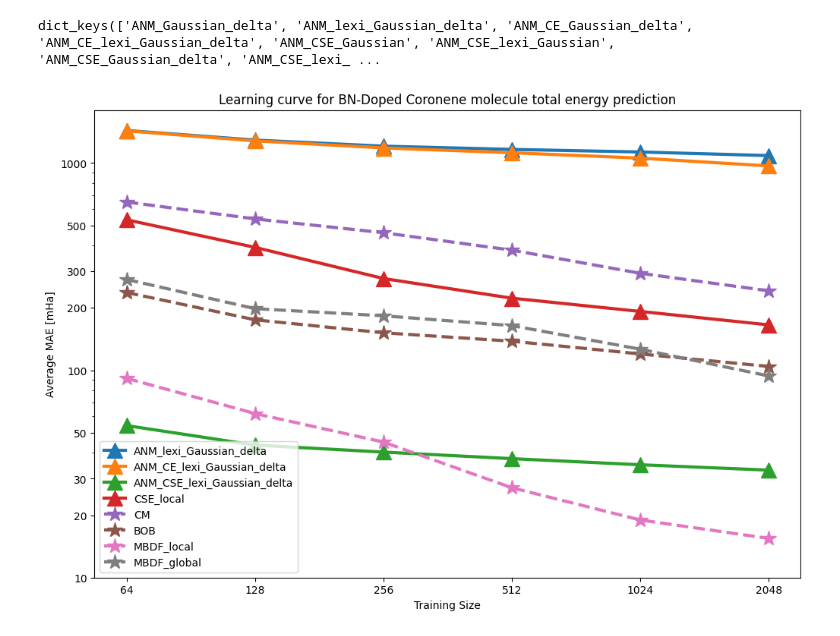
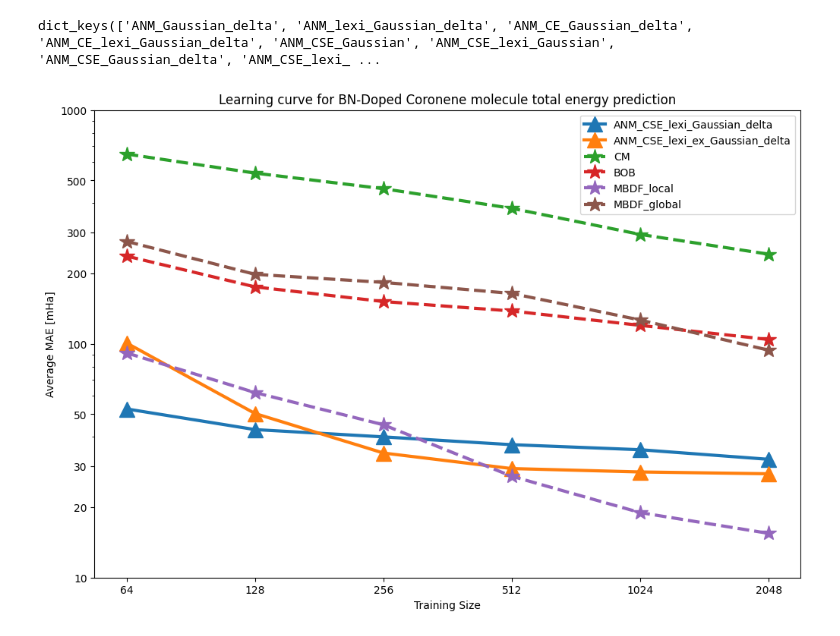
Before and after one commit to GabrielWu2004/Alchemical_Normal_Modes, a Jupyter notebook: [2]_ANM_with_coronene/main_code/performance_evaluation.ipynb, the cells around one changed output. Saved outputs shown, nothing was run; the diff lists cells and outputs as text; code cells hidden in the pictures.

Commit message:
new progress with extended gaussian kernel. New learning curve

```diff
--- a/[2]_ANM_with_coronene/main_code/performance_evaluation.ipynb
+++ b/[2]_ANM_with_coronene/main_code/performance_evaluation.ipynb
@@ -251,7 +251,7 @@ columns = ['training size', 'average MAE (mHa)', 'standard deviation (mHa)']
 model_performance = pd.DataFrame(columns=columns)
 
 training_size = [2**i for i in range(6, 12)]
-num_trials = 10
+num_trials = 3
 
 with warnings.catch_warnings():
     for index, num_training_sample in enumerate(training_size):
@@ -285,7 +285,7 @@ columns = ['training size', 'average MAE (mHa)', 'standard deviation (mHa)']
 model_performance = pd.DataFrame(columns=columns)
 
 training_size = [2**i for i in range(6, 12)]
-num_trials = 10
+num_trials = 3
 
 with warnings.catch_warnings():
     for index, num_training_sample in enumerate(training_size):
@@ -355,28 +341,28 @@ display(model_performance)
 # %% [markdown]
 ## CSE with Extended Gaussian ##
 # %%
-# X = dataset_dict['CSE_lexi']
-# y = delta_delta_total_energy
+X = dataset_dict['CSE_lexi']
+y = delta_delta_total_energy
 
-# best_params = {'alpha': 5.948688011403127e-11, 'beta': 2.8505311767038538e-12, 'epsilon': 4.727331943165293e-07, 'gamma': 5.298346661430054e-10}
-# model = KernelRidge(kernel='precomputed', alpha=best_params['alpha'])
+best_params = {'alpha': 1.6325534121318924e-12, 'beta': 1.030148124201919e-08, 'epsilon': 2.371039073470382e-05, 'gamma': 5.275010647453131e-09}
+model = KernelRidge(kernel='precomputed', alpha=best_params['alpha'])
 
-# columns = ['training size', 'average MAE (mHa)', 'standard deviation (mHa)']
-# model_performance = pd.DataFrame(columns=columns)
+columns = ['training size', 'average MAE (mHa)', 'standard deviation (mHa)']
+model_performance = pd.DataFrame(columns=columns)
 
-# training_size = [2**i for i in range(6, 12)]
-# num_trials = 10
+training_size = [2**i for i in range(6, 12)]
+num_trials = 3
 
-# with warnings.catch_warnings():
-#     for index, num_training_sample in enumerate(training_size):
-#         warnings.filterwarnings("ignore")
-#         index = index + 1
-#         average_error, std_dev_error = evaluate_performance_vectorized_kernel(model, X, y, num_training_sample, num_trials, vectorized_extended_gaussian_kernel, best_params)
-#         model_performance.at[index, 'training size'] = num_training_sample
-#         model_performance.at[index, 'average MAE (mHa)'] = average_error * 1000
-#         model_performance.at[index, 'standard deviation (mHa)'] = std_dev_error * 1000
+with warnings.catch_warnings():
+    for index, num_training_sample in enumerate(training_size):
+        warnings.filterwarnings("ignore")
+        index = index + 1
+        average_error, std_dev_error = evaluate_performance_custom_kernel(model, X, y, num_training_sample, num_trials, extended_gaussian_kernel_nb, best_params)
+        model_performance.at[index, 'training size'] = num_training_sample
+        model_performance.at[index, 'average MAE (mHa)'] = average_error * 1000
+        model_performance.at[index, 'standard deviation (mHa)'] = std_dev_error * 1000
 
-# model_collection['ANM_CSE_lexi_ex_Gaussian_delta'] = model
-# performance_summary['ANM_CSE_lexi_ex_Gaussian_delta'] = model_performance
+model_collection['ANM_CSE_lexi_ex_Gaussian_delta'] = model
+performance_summary['ANM_CSE_lexi_ex_Gaussian_delta'] = model_performance
 
-# display(model_performance)
+display(model_performance)
@@ -389,7 +383,7 @@ dict_keys(['ANM_Gaussian_delta', 'ANM_lexi_Gaussian_delta', 'ANM_CE_Gaussian_del
 # %%
 # performance_summary.pop("ANM_CSE_lexi_nd_Gaussian_delta")
 
-target_key = ['ANM_lexi_Gaussian_delta', 'ANM_CE_lexi_Gaussian_delta', 'ANM_CSE_lexi_Gaussian_delta', 'CSE_local']
+target_key = ['ANM_CSE_lexi_Gaussian_delta', 'ANM_CSE_lexi_ex_Gaussian_delta']
 
 plt.figure(figsize=(12, 8))
 
@@ -404,34 +398,34 @@ baseline_y = {}
 for key, df in performance_summary.items():
     if key in target_key:
         y_values[key] = df['average MAE (mHa)']
 for key, value in baseline.items():
     baseline_y[key] = value
 
 linewidth = 3
 markersize = 15
 
 for key, y_value in y_values.items():
     plt.plot(x, y_value, label=key, marker='^', linestyle='-', linewidth=linewidth, markersize=markersize)
 for key, y_value in baseline_y.items():
     plt.plot(x, y_value, label=key, marker='*', linestyle='--', linewidth=linewidth, markersize=markersize)
 
 
 plt.title('Learning curve for BN-Doped Coronene molecule total energy prediction')
 plt.xlabel('Training Size')
 plt.ylabel('Average MAE [mHa]')
 plt.legend()
 
 plt.xscale('log', base=2)
 plt.yscale('log', base=10)
 xticks = [2**i for i in range(6, 12)]
 yticks = [10, 20, 30, 50, 100, 200, 300, 500, 1000]
 plt.xticks(xticks, labels = xticks)
 plt.yticks(yticks, labels = yticks)
 
 plt.savefig('../graph/[Coronene] [5.0] Learning curve for BN-Doped Coronene molecule total energy prediction.png', dpi=300)
 plt.show()
 # %% [output]
-[figure, old version]
+[figure, new version]
 # %%
 plt.figure(figsize=(12, 8))
 x = performance_summary['ANM_Gaussian']['training size']
```
Also changed, not shown: parts of 10 cells of this notebook, 5 other files.
